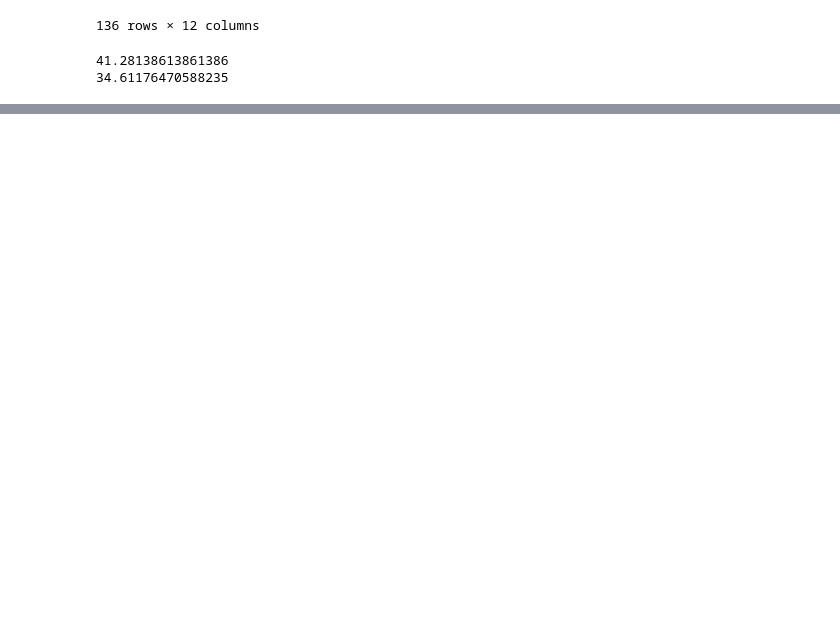
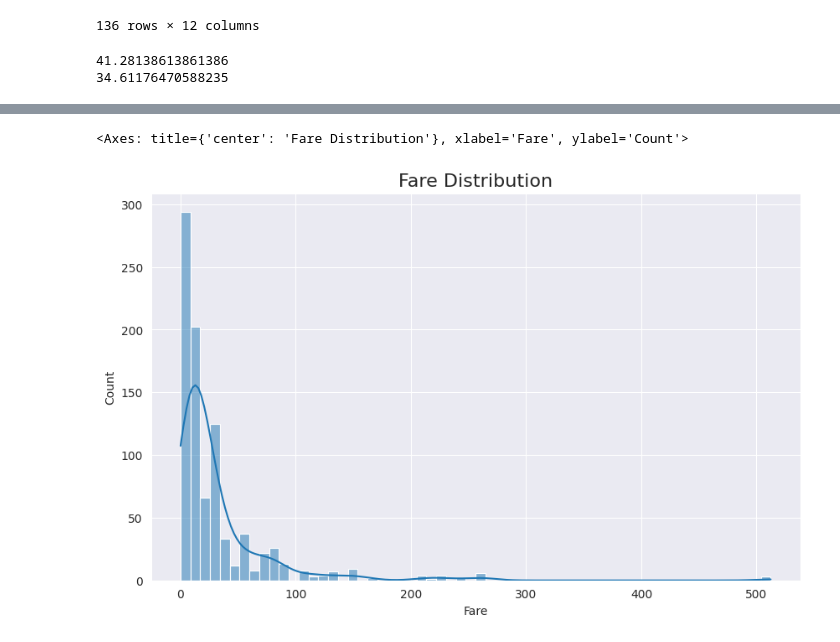
Before and after one commit to UUCompSci/TS-DataAnalytics-SP26, a Jupyter notebook: titanic.ipynb, the cells around one changed output, grey strips where cells are left out. Cells and saved outputs as stored; diff of their text form; code cells hidden in the pictures; blank space fills up the shorter version.

```diff
--- a/titanic.ipynb
+++ b/titanic.ipynb
@@ -147,0 +356,7 @@ print(y)
+# %%
+plt.figure(figsize=(10,6))
+plt.title("Fare Distribution" , fontsize = 16)
+sns.histplot(df , x="Fare" , kde=True)
+# %% [output]
+<Axes: title={'center': 'Fare Distribution'}, xlabel='Fare', ylabel='Count'>
+[figure, added]
```
Also changed, not shown: parts of 33 cells of this notebook.
